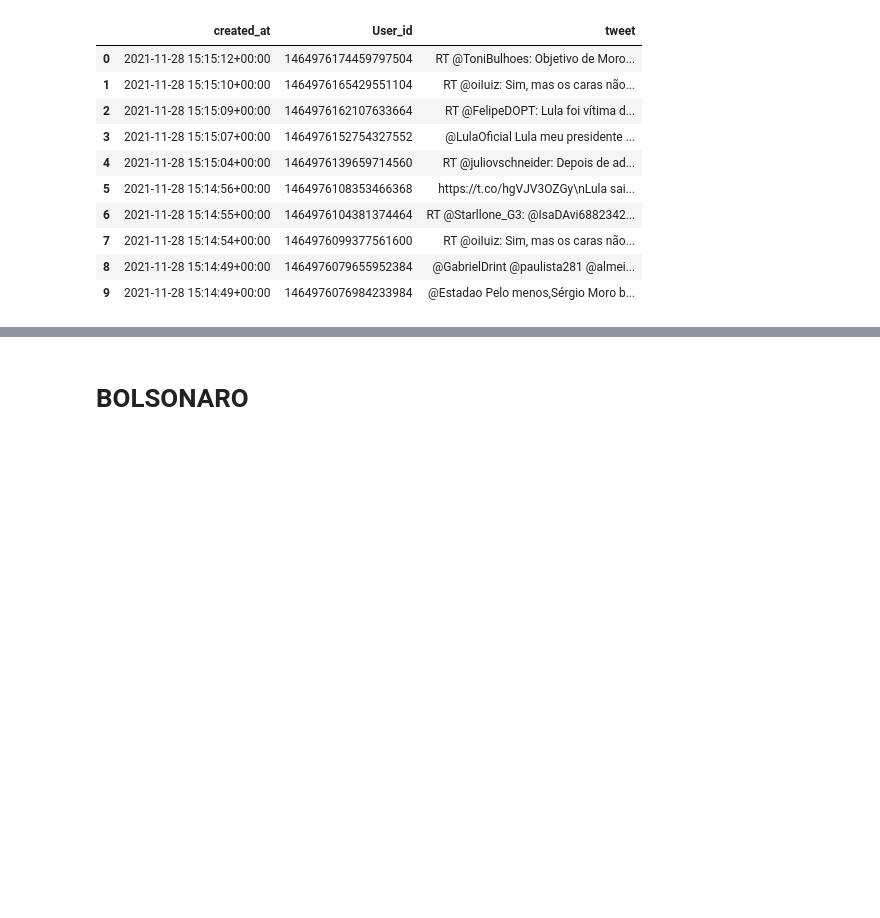
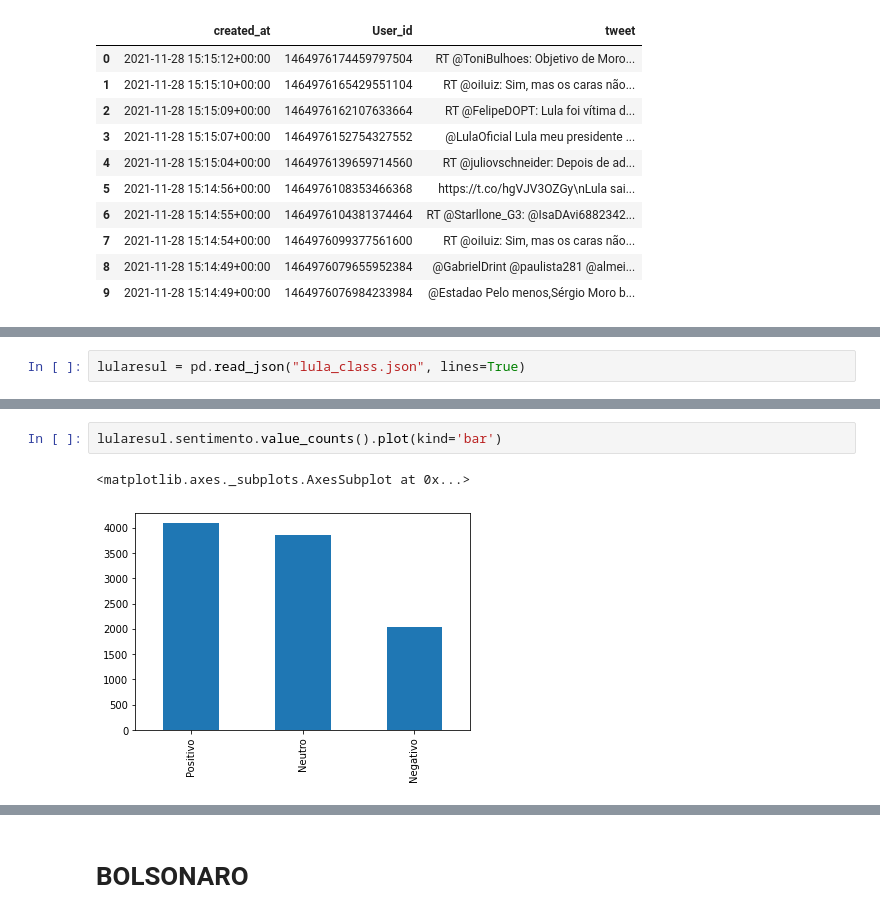
Before and after one commit to guiaech/analise_sentimento_twitter, a Jupyter notebook: Projeto_integrador_IIIB.ipynb, the cells around one changed output, grey strips where cells are left out. Drawn from its saved outputs; the diff is of its cells as text; blank space fills up the shorter version.

```diff
--- a/Projeto_integrador_IIIB.ipynb
+++ b/Projeto_integrador_IIIB.ipynb
@@ -383,0 +380,2 @@ for t, c in zip (lulaa,modelo.predict(freq_tweets)):
+# %%
+lularesul = pd.read_json("lula_class.json", lines=True)
@@ -383,0 +398,5 @@ for t, c in zip (lulaa,modelo.predict(freq_tweets)):
+# %%
+lularesul.sentimento.value_counts().plot(kind='bar')
+# %% [output]
+<matplotlib.axes._subplots.AxesSubplot at 0x...>
+[figure, added]
```
Also changed, not shown: parts of 15 cells of this notebook.
